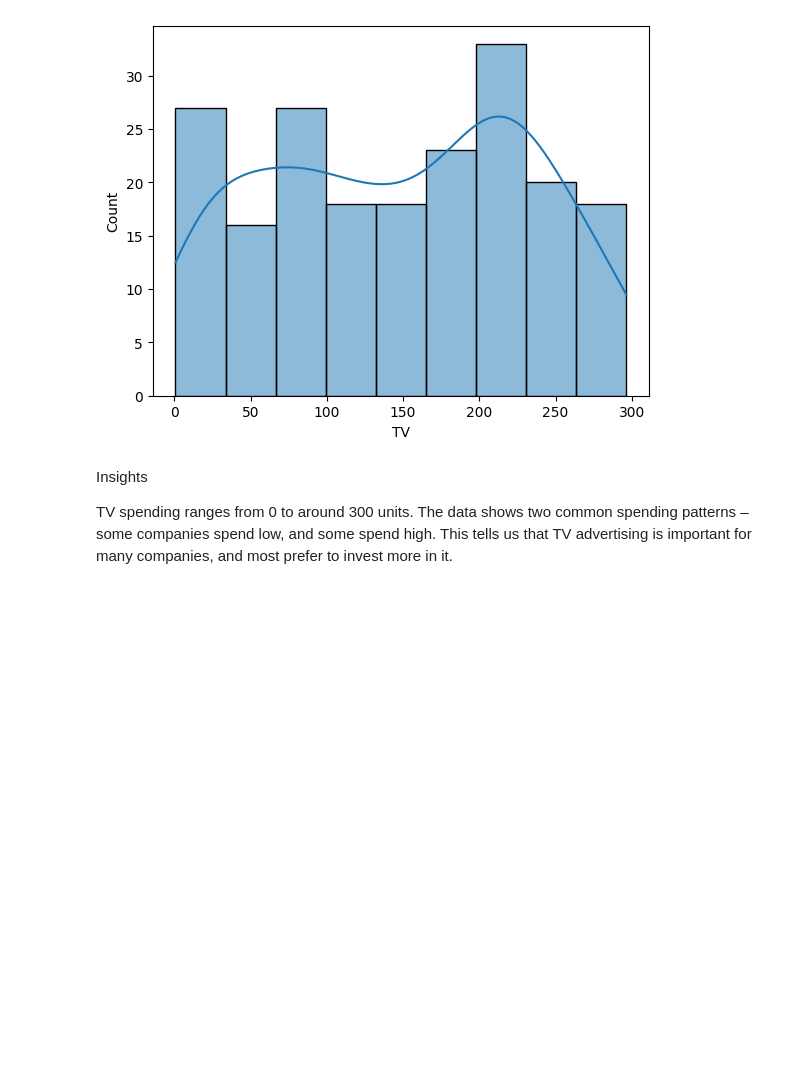
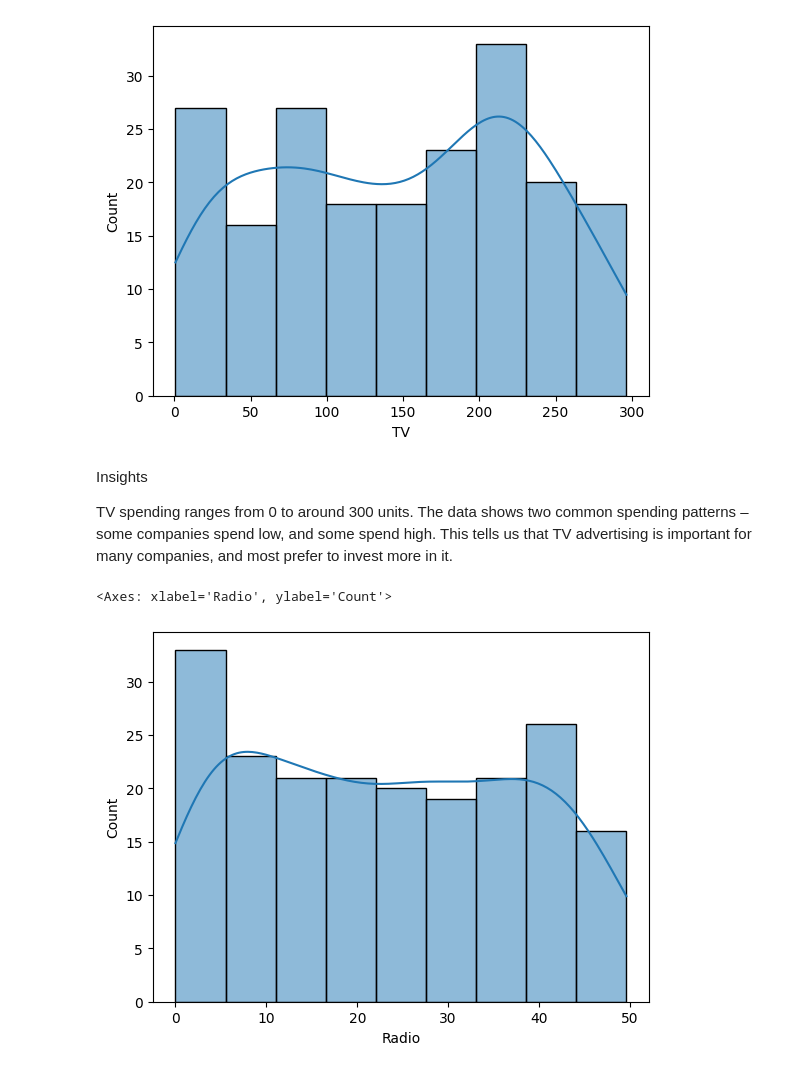
Before and after one commit to Aditya190704/Supervised_Learning_Practice, a Jupyter notebook: Ad_Spend_Sales/Ad_Spend_Sales.ipynb, the cells around one changed output. Drawn from its saved outputs; the diff is of its cells as text; code cells hidden in the pictures; blank space fills up the shorter version.

```diff
--- a/Ad_Spend_Sales/Ad_Spend_Sales.ipynb
+++ b/Ad_Spend_Sales/Ad_Spend_Sales.ipynb
@@ -111,3 +111,9 @@ Insights
 TV spending ranges from 0 to around 300 units.
 The data shows two common spending patterns – some companies spend low, and some spend high.
 This tells us that TV advertising is important for many companies, and most prefer to invest more in it.
+# %%
+# Analyzing Radio
+sns.histplot(x=data.Radio, kde=True)
+# %% [output]
+<Axes: xlabel='Radio', ylabel='Count'>
+[figure, added]
```
Also changed, not shown: parts of 15 cells of this notebook.
